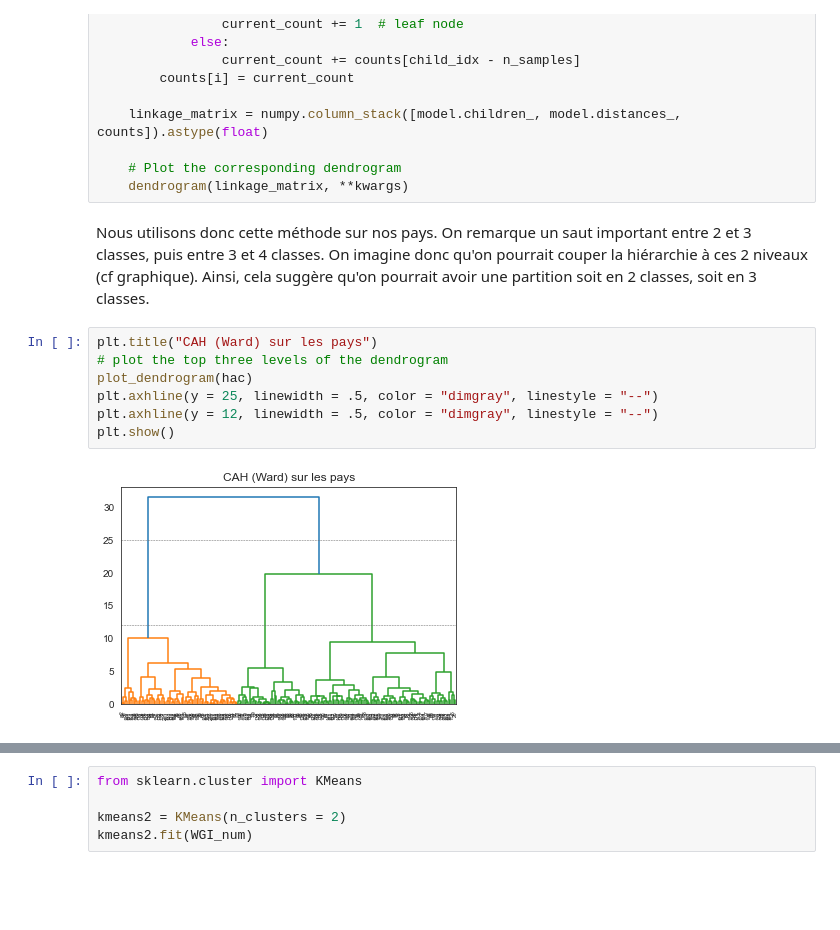
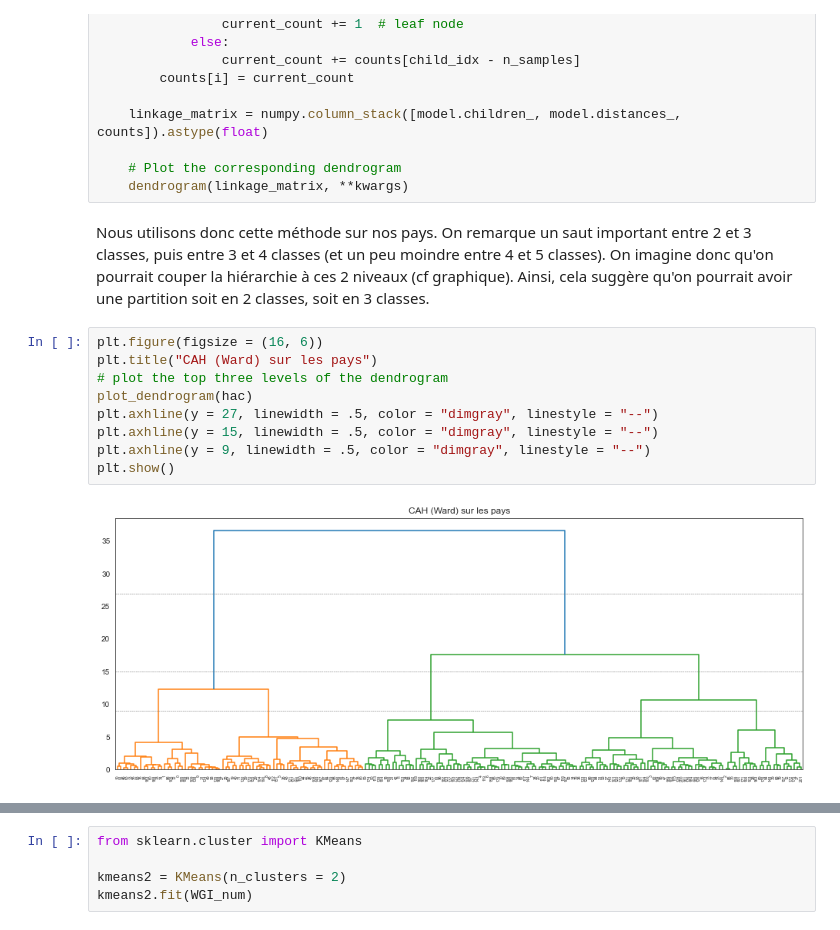
Before and after one commit to fxjollois/cours-2021-2022, a Jupyter notebook: lp-iot--python-ds/seance3-classification.ipynb, the cells around one changed output, grey strips where cells are left out. Drawn from its saved outputs; the diff is of its cells as text; blank space fills up the shorter version.

```diff
--- a/lp-iot--python-ds/seance3-classification.ipynb
+++ b/lp-iot--python-ds/seance3-classification.ipynb
@@ -240,13 +73,15 @@ def plot_dendrogram(model, **kwargs):
     # Plot the corresponding dendrogram
     dendrogram(linkage_matrix, **kwargs)
 # %% [markdown]
-Nous utilisons donc cette méthode sur nos pays. On remarque un saut important entre 2 et 3 classes, puis entre 3 et 4 classes. On imagine donc qu'on pourrait couper la hiérarchie à ces 2 niveaux (cf graphique). Ainsi, cela suggère qu'on pourrait avoir une partition soit en 2 classes, soit en 3 classes.
+Nous utilisons donc cette méthode sur nos pays. On remarque un saut important entre 2 et 3 classes, puis entre 3 et 4 classes (et un peu moindre entre 4 et 5 classes). On imagine donc qu'on pourrait couper la hiérarchie à ces 2 niveaux (cf graphique). Ainsi, cela suggère qu'on pourrait avoir une partition soit en 2 classes, soit en 3 classes.
 # %%
+plt.figure(figsize = (16, 6))
 plt.title("CAH (Ward) sur les pays")
 # plot the top three levels of the dendrogram
 plot_dendrogram(hac)
-plt.axhline(y = 25, linewidth = .5, color = "dimgray", linestyle = "--")
-plt.axhline(y = 12, linewidth = .5, color = "dimgray", linestyle = "--")
+plt.axhline(y = 27, linewidth = .5, color = "dimgray", linestyle = "--")
+plt.axhline(y = 15, linewidth = .5, color = "dimgray", linestyle = "--")
+plt.axhline(y = 9, linewidth = .5, color = "dimgray", linestyle = "--")
 plt.show()
 # %% [output]
-[figure, old version]
+[figure, new version]
```
Also changed, not shown: parts of 67 cells of this notebook, 3 other files.
